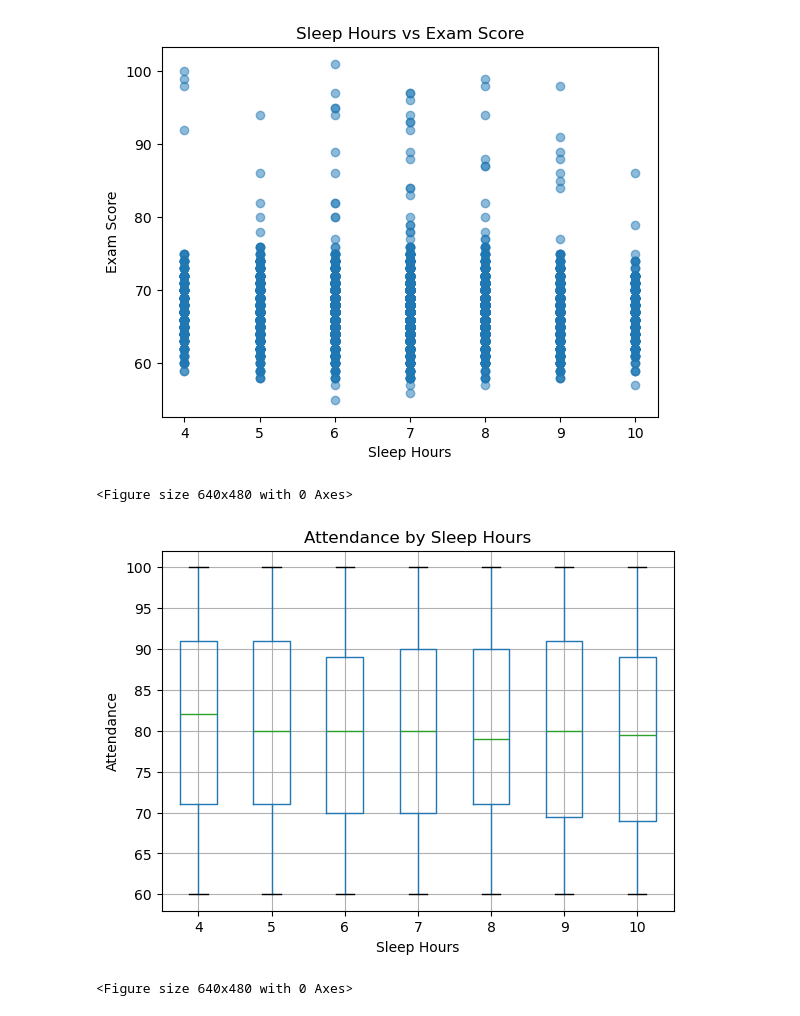
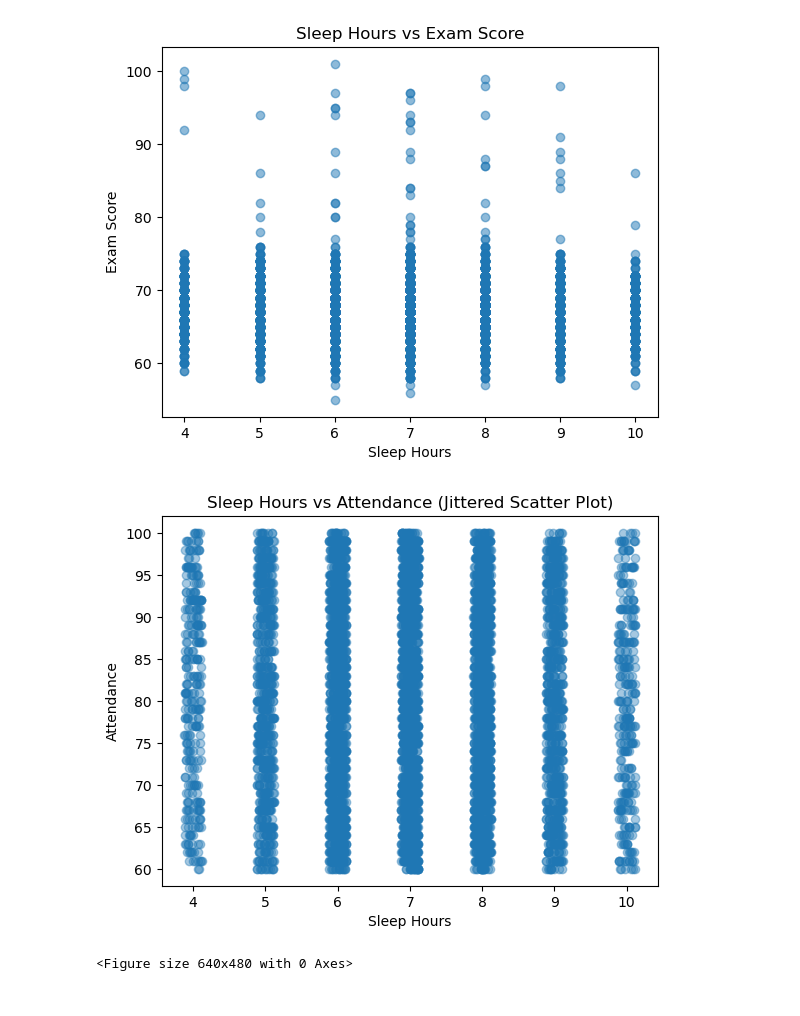
Before and after one commit to labina99/CSCI5612, a Jupyter notebook: student_performance.ipynb, the cells around one changed output. Saved outputs shown, nothing was run; the diff lists cells and outputs as text; code cells hidden in the pictures.

```diff
--- a/student_performance.ipynb
+++ b/student_performance.ipynb
@@ -219,17 +219,23 @@ plt.show()
 # %%
 # This scatter plot examines the relationship between sleep duration and student attendance.
 # The visualization helps assess whether students who sleep more tend to attend classes more consistently.
 
+x = filename_df["Sleep_Hours"]
+y = filename_df["Attendance"]
+
+# jitter prevents overlapping lines
+x_jitter = x + np.random.uniform(-0.12, 0.12, size=len(x))
+
 plt.figure()
-filename_df.boxplot(column="Attendance", by="Sleep_Hours")
+plt.scatter(x_jitter, y, alpha=0.4)
+
 plt.xlabel("Sleep Hours")
 plt.ylabel("Attendance")
-plt.title("Attendance by Sleep Hours")
-plt.suptitle("")
+plt.title("Sleep Hours vs Attendance (Jittered Scatter Plot)")
+
 plt.show()
 # %% [output]
-<Figure size 640x480 with 0 Axes>
-[figure, old version]
+[figure, new version]
 # %%
 # This boxplot compares sleep duration across different physical activity levels.
 # Differences in medians and variability highlight how sleep patterns may vary by activity engagement.
```
Also changed, not shown: parts of 2 cells of this notebook.
